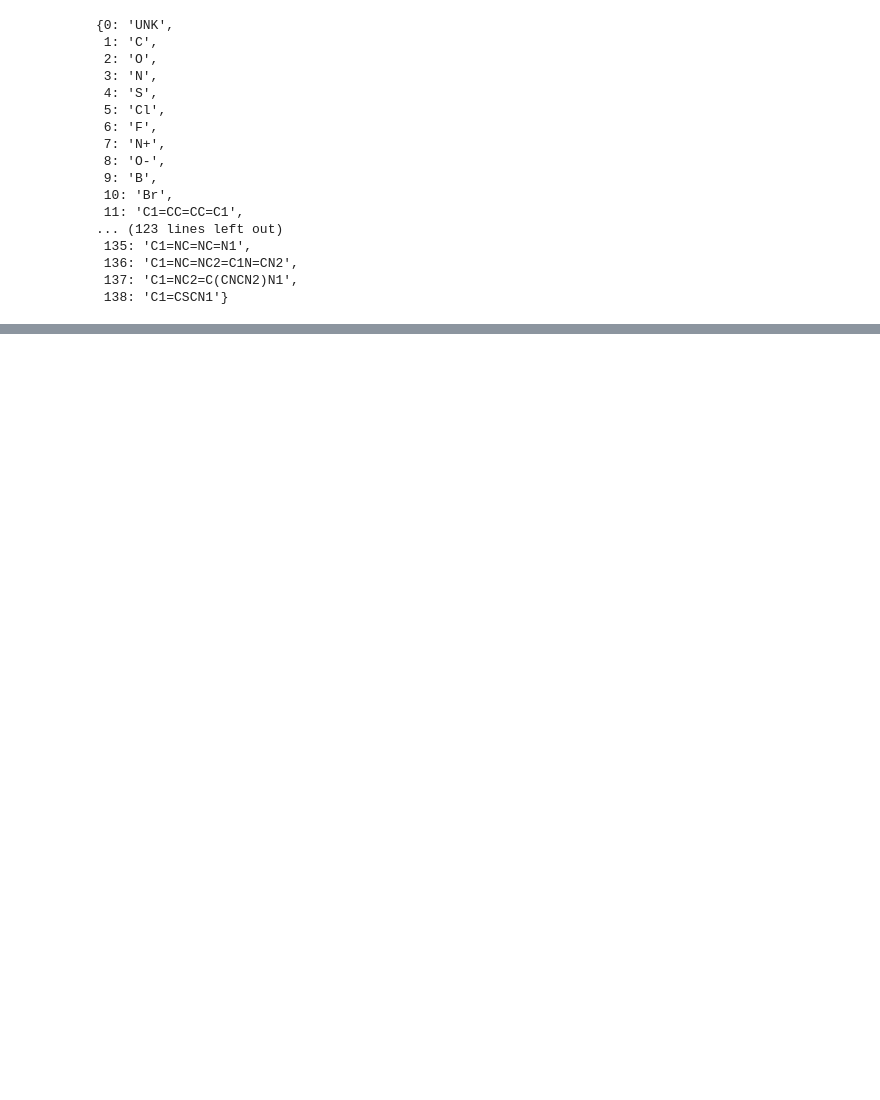
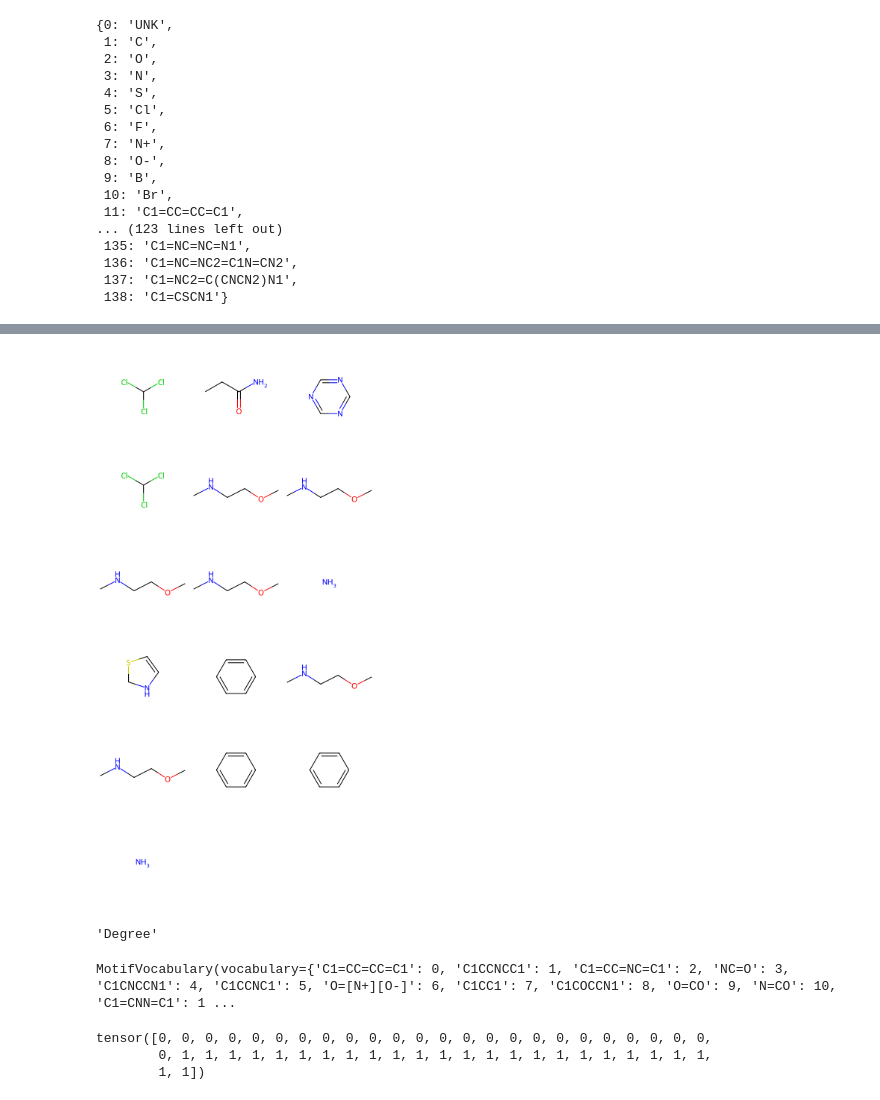
Before and after one commit to nomoresomethingwentwrong/GLDM, a Jupyter notebook: decode.ipynb, the cells around one changed output, grey strips where cells are left out. Drawn from its saved outputs; the diff is of its cells as text; code cells hidden in the pictures; blank space fills up the shorter version.

```diff
--- a/decode.ipynb
+++ b/decode.ipynb
@@ -488,0 +367,2 @@ for decoder_state, (first_node_type_picks, first_node_type_logprobs) in zip(
+# %%
+first_node_pick_results = first_atom_type_pick_results
@@ -488,0 +452,14 @@ for decoder_state, (first_node_type_picks, first_node_type_logprobs) in zip(
+# %%
+
+
+Draw.MolsToGridImage([decoder_states[i].molecule for i in range(len(decoder_states))], subImgSize=(250,250))
+# %% [output]
+[figure, added]
+# %%
+dataset._metadata['feature_extractors'][1].name
+# %% [output]
+'Degree'
+# %%
+dataset._motif_vocabulary
+# %% [output]
+MotifVocabulary(vocabulary={'C1=CC=CC=C1': 0, 'C1CCNCC1': 1, 'C1=CC=NC=C1': 2, 'NC=O': 3, 'C1CNCCN1': 4, 'C1CCNC1': 5, 'O=[N+][O-]': 6, 'C1CC1': 7, 'C1COCCN1': 8, 'O=CO': 9, 'N=CO': 10, 'C1=CNN=C1': 1 ...
@@ -488,0 +479,6 @@ for decoder_state, (first_node_type_picks, first_node_type_logprobs) in zip(
+# %%
+batch.batch
+# %% [output]
+tensor([0, 0, 0, 0, 0, 0, 0, 0, 0, 0, 0, 0, 0, 0, 0, 0, 0, 0, 0, 0, 0, 0, 0, 0,
+        0, 1, 1, 1, 1, 1, 1, 1, 1, 1, 1, 1, 1, 1, 1, 1, 1, 1, 1, 1, 1, 1, 1, 1,
+        1, 1])
```
Also changed, not shown: parts of 29 cells of this notebook, 1 other file.
